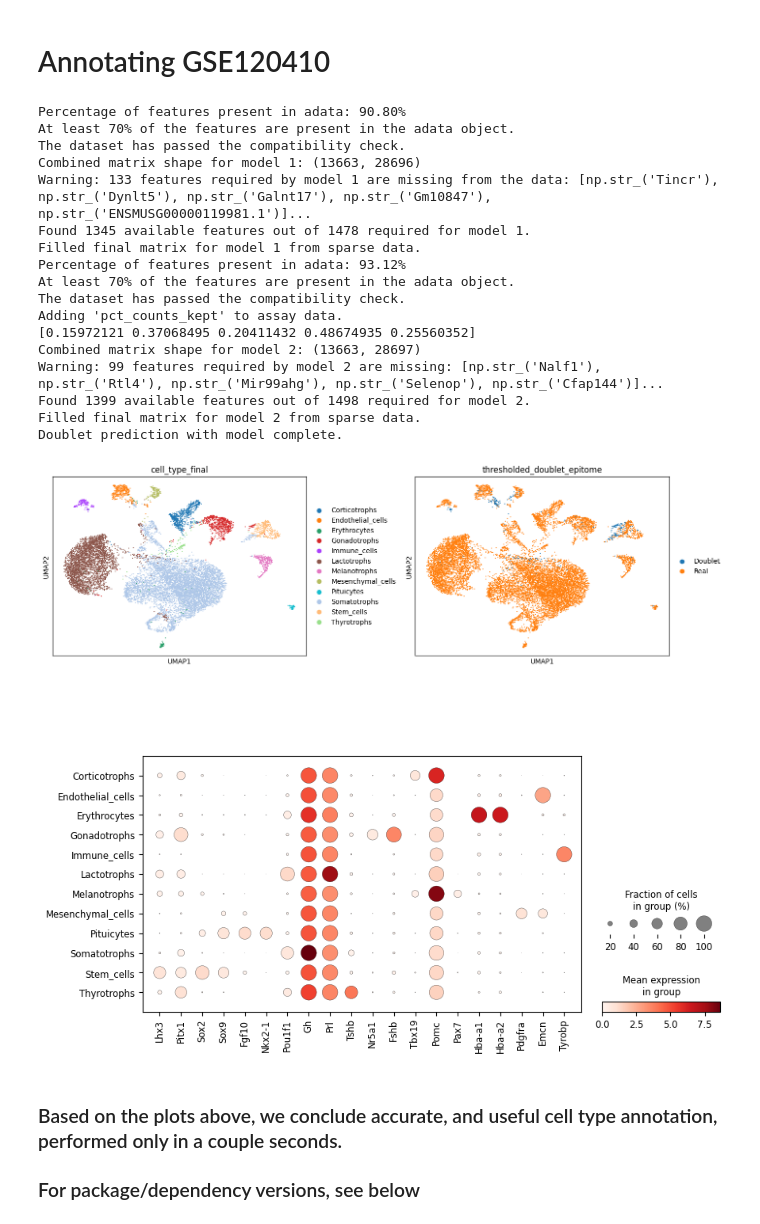
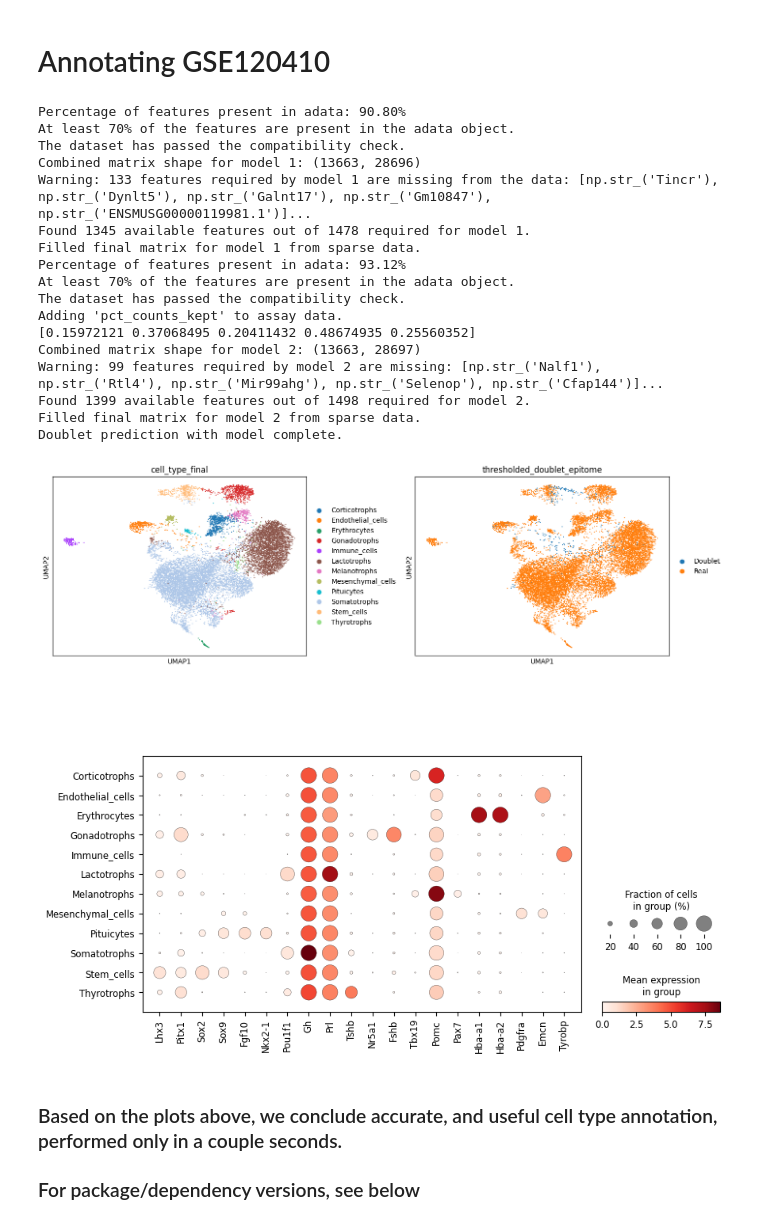
Before and after one commit to Andoniadou-Lab/epitome_tools, a Jupyter notebook: cell_typing_demo.ipynb, the cells around one changed output. Drawn from its saved outputs; the diff is of its cells as text; code cells hidden in the pictures.

```diff
--- a/cell_typing_demo.ipynb
+++ b/cell_typing_demo.ipynb
@@ -220,6 +241,8 @@ data[2] = "Gene Expression"
 data.to_csv("/content/GSE120410/features.tsv.gz", sep="\t", header=None, index=False)
 # %%
 adata = sc.read_10x_mtx(f"/content/GSE120410/")
+#filter for cells with 1000 counts
+sc.pp.filter_cells(adata, min_counts=1000)
 sc.pp.normalize_total(adata, target_sum=1e4)
 sc.pp.log1p(adata)
 
@@ -227,16 +250,13 @@ adata.layers["log1p"] = adata.X.copy()
 
 #scale
 sc.pp.scale(adata, max_value=10)
-
 #pca, neighbors, umap
-sc.tl.pca(adata, svd_solver='arpack')
-sc.pp.neighbors(adata, n_neighbors=25, n_pcs=42)
-sc.tl.umap(adata)
+sc.pp.highly_variable_genes(adata, min_mean=0.0125, max_mean=3, min_disp=0.5)
+sc.tl.pca(adata, svd_solver='full', random_state=42)
+sc.pp.neighbors(adata, n_neighbors=15, n_pcs=42, random_state=42)
+sc.tl.umap(adata, random_state=42)
 
 adata.X = adata.layers["log1p"].copy()
-
-
-
 
 #cell typing
 adata = celltype_doublet_workflow(
@@ -247,35 +267,35 @@ adata = celltype_doublet_workflow(
                           )
 
 #thresholded_doublet_epitome True rename to Doublet and False to Real
 adata.obs["thresholded_doublet_epitome"] = adata.obs["thresholded_doublet_epitome"].replace({True: "Doublet", False: "Real"})
 #plotting
 umap = sc.pl.umap(adata, color=['cell_type_final','thresholded_doublet_epitome'],wspace=0.3, return_fig=True)
 #save as png and svg
 umap.savefig("/content/GSE120410/umap.png", dpi=300)
 #dotplot of Sox2, Sox9, Pou1f1, Nr5a1, Tbx19, Pax7
 genes = ["Lhx3","Pitx1","Sox2","Sox9","Fgf10","Nkx2-1","Pou1f1","Gh","Prl","Tshb","Nr5a1","Fshb","Tbx19","Pomc","Pax7","Hba-a1","Hba-a2","Pdgfra","Emcn","Tyrobp"]
 dotplot = sc.pl.dotplot(adata, genes, groupby="cell_type_final", return_fig=True)
 dotplot.savefig("/content/GSE120410/dotplot.png", dpi=300)
 # %% [output]
 Percentage of features present in adata: 90.80%
 At least 70% of the features are present in the adata object.
 The dataset has passed the compatibility check.
 Combined matrix shape for model 1: (13663, 28696)
 Warning: 133 features required by model 1 are missing from the data: [np.str_('Tincr'), np.str_('Dynlt5'), np.str_('Galnt17'), np.str_('Gm10847'), np.str_('ENSMUSG00000119981.1')]...
 Found 1345 available features out of 1478 required for model 1.
 Filled final matrix for model 1 from sparse data.
 Percentage of features present in adata: 93.12%
 At least 70% of the features are present in the adata object.
 The dataset has passed the compatibility check.
 Adding 'pct_counts_kept' to assay data.
 [0.15972121 0.37068495 0.20411432 0.48674935 0.25560352]
 Combined matrix shape for model 2: (13663, 28697)
 Warning: 99 features required by model 2 are missing: [np.str_('Nalf1'), np.str_('Rtl4'), np.str_('Mir99ahg'), np.str_('Selenop'), np.str_('Cfap144')]...
 Found 1399 available features out of 1498 required for model 2.
 Filled final matrix for model 2 from sparse data.
 Doublet prediction with model complete.
-[figure, old version]
+[figure, new version]
-[figure, old version]
+[figure, new version]
 # %% [markdown]
 ### Based on the plots above, we conclude accurate, and useful cell type annotation, performed only in a couple seconds.
 
```
Also changed, not shown: parts of 7 cells of this notebook.
